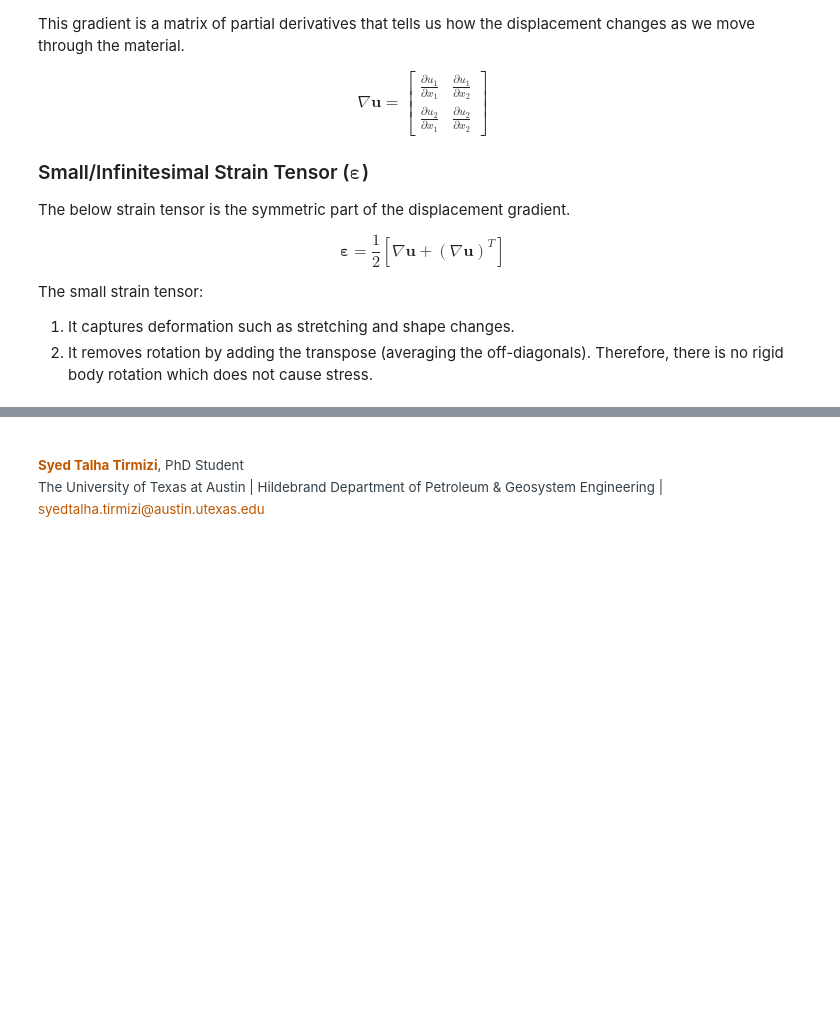
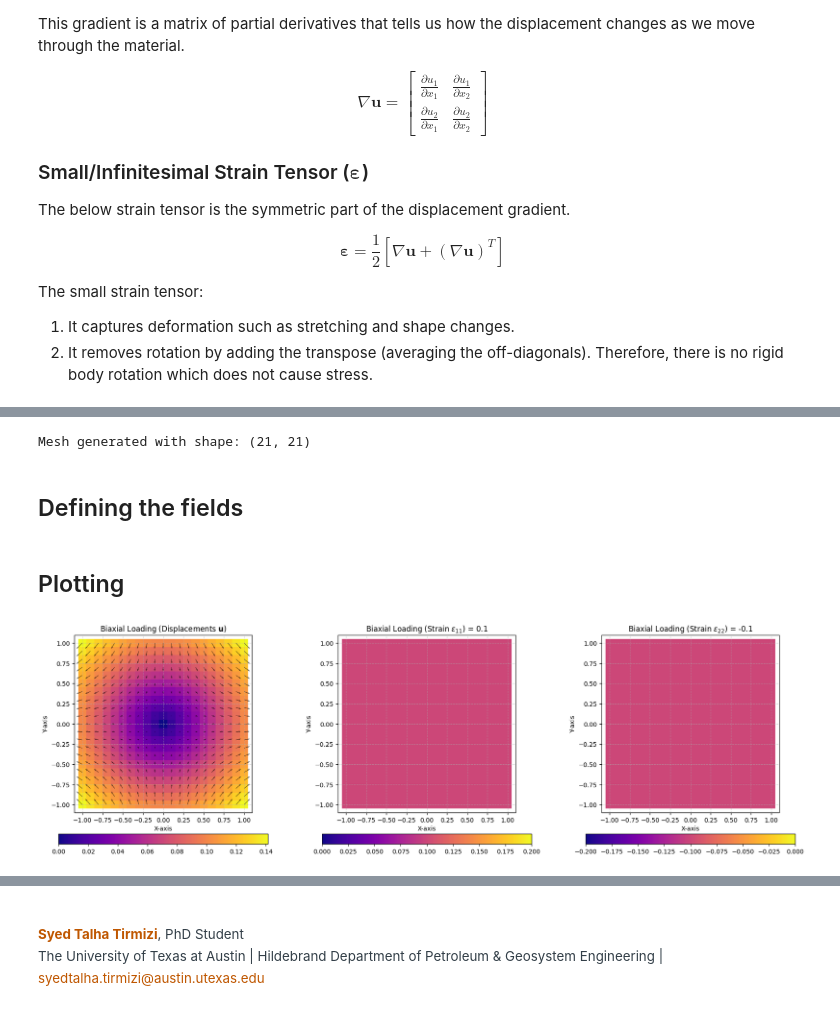
Before and after one commit to s-tirmizi/finite-element-analysis, a Jupyter notebook: 01_visualizing_strain_tensor_continuum_mechanics.ipynb, the cells around one changed output, grey strips where cells are left out. Saved outputs shown, nothing was run; the diff lists cells and outputs as text; code cells hidden in the pictures; blank space fills up the shorter version.

```diff
--- a/01_visualizing_strain_tensor_continuum_mechanics.ipynb
+++ b/01_visualizing_strain_tensor_continuum_mechanics.ipynb
@@ -45,0 +53,59 @@ The small strain tensor:
+# %%
+n_points = 21                    # Number of points along each axis
+x = np.linspace(-1, 1, n_points) # Generate linearly spaced points
+y = np.linspace(-1, 1, n_points) # Generate linearly spaced points
+X, Y = np.meshgrid(x, y)         # Create a grid of points
+# %%
+print(f"Mesh generated with shape: {X.shape}")
+# %% [output]
+Mesh generated with shape: (21, 21)
+# %% [markdown]
+## Defining the fields
+# %%
+# Displacements
+U = 0.1 * X                                   # Displacement in x-direction
+V = -0.1 * Y                                  # Displacement in y-direction
+Displacement_magnitude = np.sqrt(U**2 + V**2) # Magnitude of displacement
+
+# Strains
+# Generally, np.gradient can be used to compute derivatives (e.g. e11 = du1/dx1 = 0.1 and e22 = du2/dx2 = -0.1)
+# but here we define constant strain fields directly for simplicity
+
+E11 = np.full_like(X, 0.1)               # Normal strain in x-direction
+E22 = np.full_like(Y, -0.1)              # Normal strain in y
+# %% [markdown]
+## Plotting
+# %%
+fig, axes = plt.subplots(1, 3, figsize=(18, 5.5)) # Create subplots
+
+# Plot Displacement magnitude and vectors
+im1 = axes[0].pcolormesh(X, Y, Displacement_magnitude, cmap='plasma', shading='auto')
+# Plot displacement vectors
+axes[0].quiver(X, Y, U, V, color='black', alpha = 0.6)
+axes[0].set_title(r'Biaxial Loading (Displacements $\mathbf{u}$)')
+fig.colorbar(im1, ax=axes[0], orientation='horizontal', fraction = 0.05, pad=0.1)
+
+# Plot Strain components
+# Note: E11 is positive, so we set vmin and vmax accordingly
+im2 = axes[1].pcolormesh(X, Y, E11, cmap='plasma', vmin = 0, vmax = 0.2, shading='auto')
+axes[1].set_title(r'Biaxial Loading (Strain $\varepsilon_{11}$) = 0.1')
+fig.colorbar(im2, ax=axes[1], orientation='horizontal', fraction = 0.05, pad=0.1)
+# Note: E22 is negative, so we set vmin and vmax accordingly
+im3 = axes[2].pcolormesh(X, Y, E22, cmap='plasma', vmin = -0.2, vmax = 0, shading='auto')
+axes[2].set_title(r'Biaxial Loading (Strain $\varepsilon_{22}$) = -0.1')
+fig.colorbar(im3, ax=axes[2], orientation='horizontal', fraction = 0.05, pad=0.1)
+
+# Common settings for all plots
+for ax in axes:
+    ax.set_aspect('equal')
+    ax.set_xlabel('X-axis')
+    ax.set_ylabel('Y-axis')
+    ax.grid(True, linestyle='--', alpha=0.5)
+    ax.set_xlim(-1.1, 1.1)
+    ax.set_ylim(-1.1, 1.1)
+
+# Adjust layout and show plot
+plt.tight_layout()
+plt.show()
+# %% [output]
+[figure, added]
```
Also changed, not shown: parts of 5 cells of this notebook.
